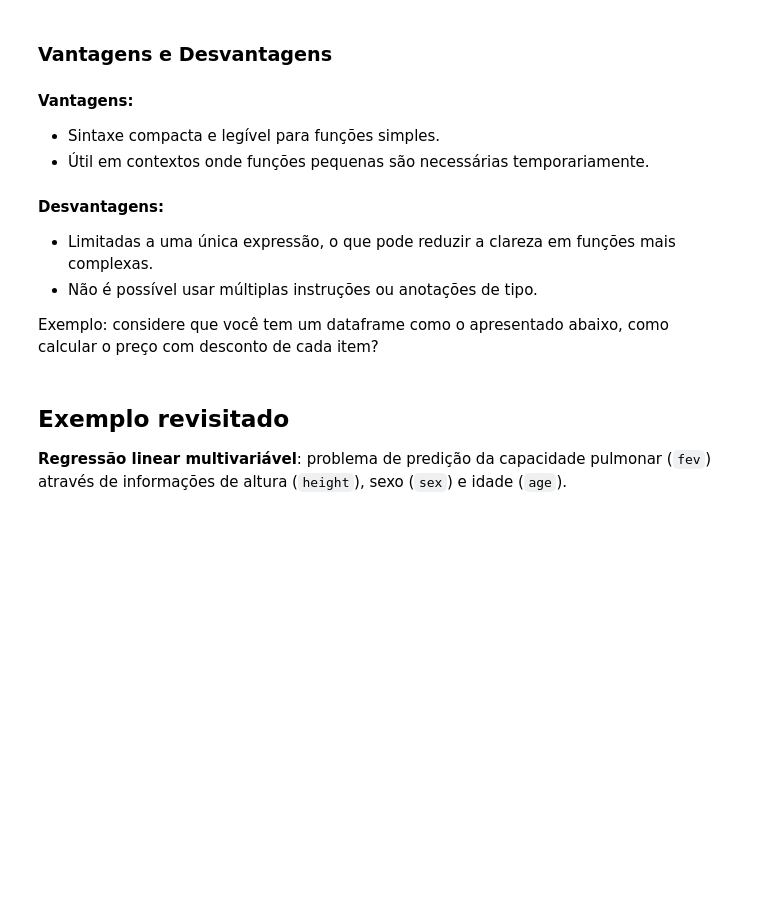
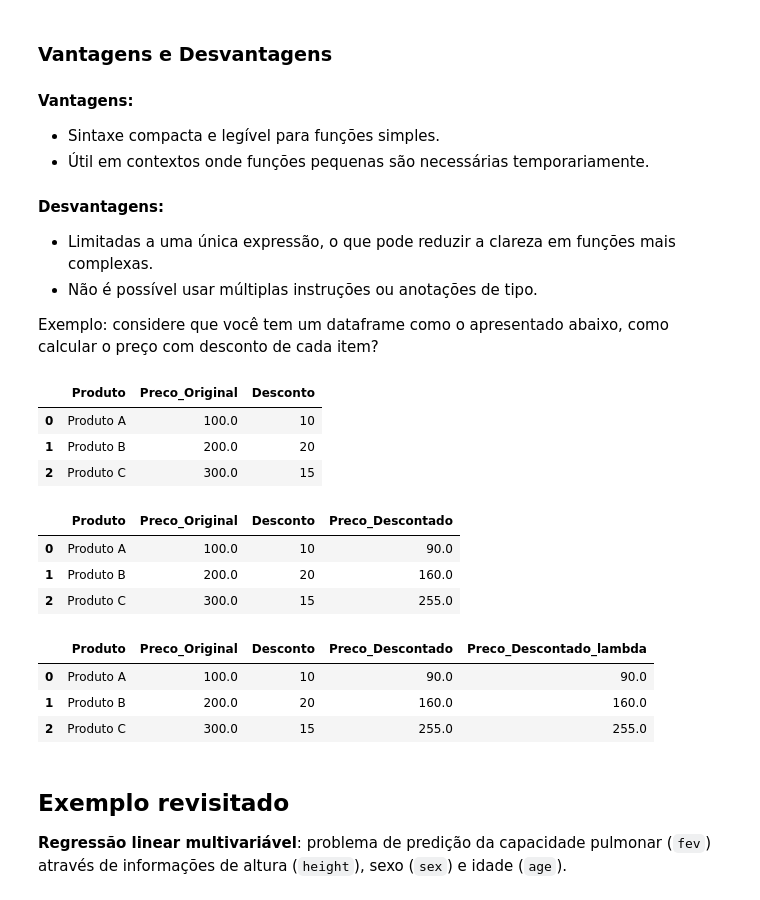
Before and after one commit to joaolpt/eba-analista, a Jupyter notebook: python/aulas_python_II/funcções.ipynb, the cells around one changed output. Cells and saved outputs as stored; diff of their text form; code cells hidden in the pictures; blank space fills up the shorter version.

```diff
--- a/python/aulas_python_II/funcções.ipynb
+++ b/python/aulas_python_II/funcções.ipynb
@@ -188,6 +269,45 @@ Em que:
 - Não é possível usar múltiplas instruções ou anotações de tipo.
 
 Exemplo: considere que você tem um dataframe como o apresentado abaixo, como calcular o preço com desconto de cada item?
+# %%
+import pandas as pd
+
+dados = {
+    'Produto': ['Produto A', 'Produto B', 'Produto C'],
+    'Preco_Original': [100.00, 200.00, 300.00],
+    'Desconto': [10, 20, 15]
+}
+
+df3 = pd.DataFrame(dados)
+display(df3)
+# %% [output]
+|  | Produto | Preco_Original | Desconto |
+| 0 | Produto A | 100.0 | 10 |
+| 1 | Produto B | 200.0 | 20 |
+| 2 | Produto C | 300.0 | 15 |
+# %%
+#solução def
+def calcula_preco_com_desconto(linha):
+    return linha['Preco_Original'] * (1 - linha['Desconto'] / 100)
+df3['Preco_Descontado'] = df3.apply(calcula_preco_com_desconto, axis=1)
+
+display(df3)
+# %% [output]
+|  | Produto | Preco_Original | Desconto | Preco_Descontado |
+| 0 | Produto A | 100.0 | 10 | 90.0 |
+| 1 | Produto B | 200.0 | 20 | 160.0 |
+| 2 | Produto C | 300.0 | 15 | 255.0 |
+# %%
+#solução lambda
+
+df3['Preco_Descontado_lambda'] = df3.apply(lambda l: l['Preco_Original'] * (1 - l['Desconto'] / 100), axis=1)
+
+display(df3)
+# %% [output]
+|  | Produto | Preco_Original | Desconto | Preco_Descontado | Preco_Descontado_lambda |
+| 0 | Produto A | 100.0 | 10 | 90.0 | 90.0 |
+| 1 | Produto B | 200.0 | 20 | 160.0 | 160.0 |
+| 2 | Produto C | 300.0 | 15 | 255.0 | 255.0 |
 # %% [markdown]
 ## Exemplo revisitado
 
```
Also changed, not shown: parts of 19 cells of this notebook, 1 other file.
